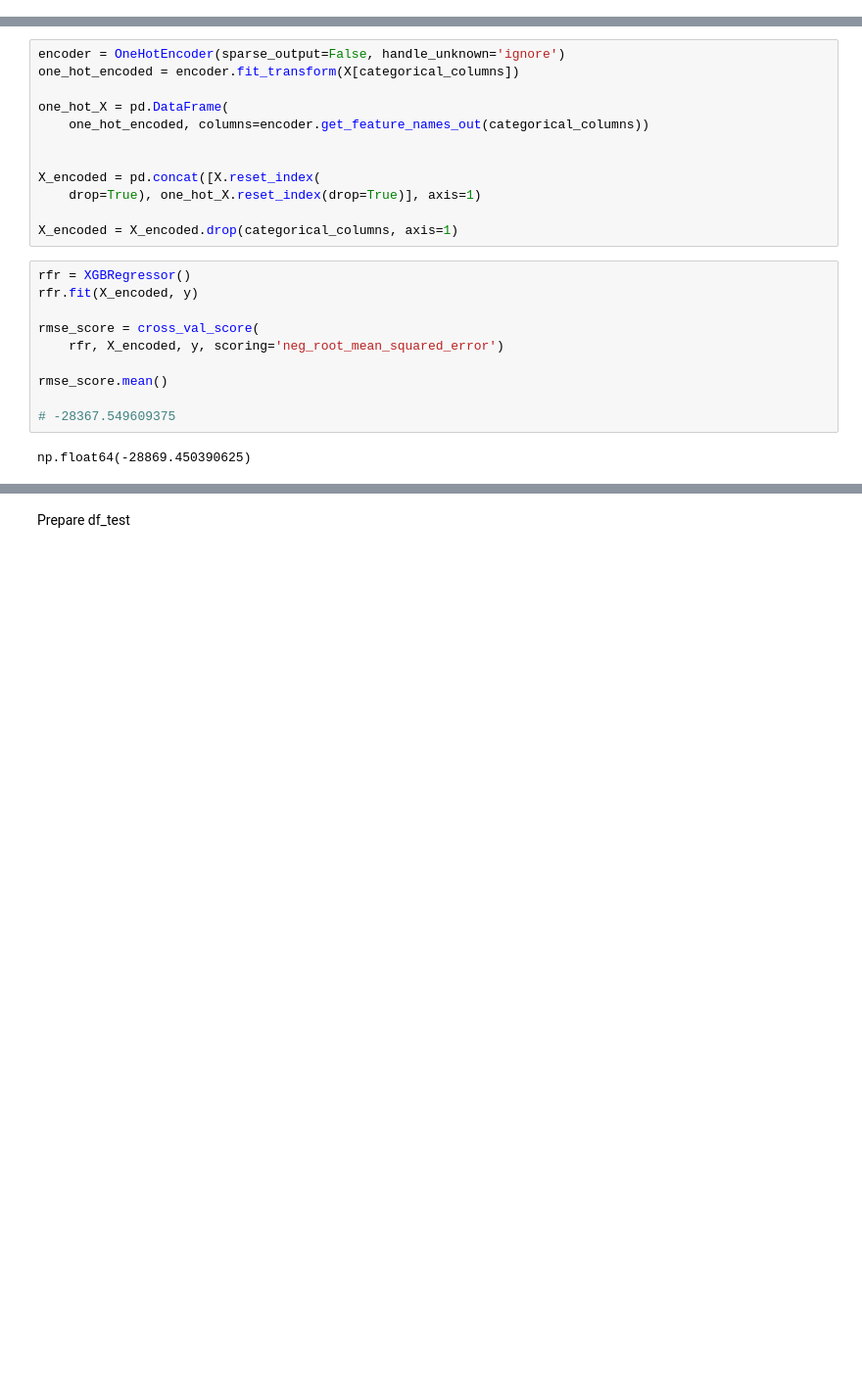
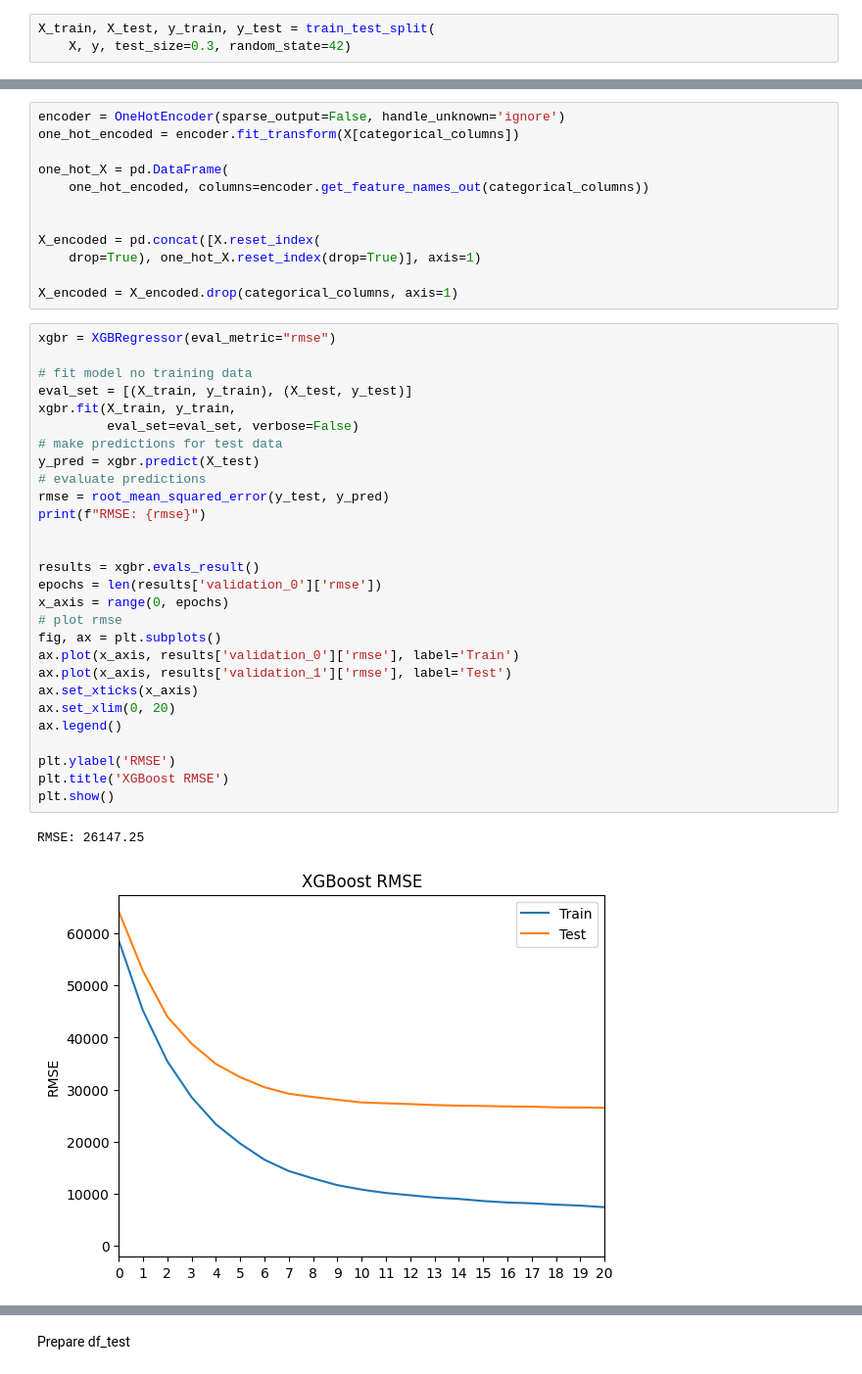
Before and after one commit to Ahmad-AbuGhazaleh/ai-ds-3projects, a Jupyter notebook: house-prices/experiments/learn_from_doing.ipynb, the cells around one changed output, grey strips where cells are left out. Shown at 98% size. Cells and saved outputs as stored; diff of their text form; blank space fills up the shorter version.

```diff
--- a/house-prices/experiments/learn_from_doing.ipynb
+++ b/house-prices/experiments/learn_from_doing.ipynb
@@ -35,6 +35,9 @@ Shape Test: (1459, 80)
 DROPPED_COL = ["Id", "Utilities"]
 X = df_train.drop(["SalePrice", *DROPPED_COL], axis=1)
 y = df_train["SalePrice"]
+# %%
+X_train, X_test, y_train, y_test = train_test_split(
+    X, y, test_size=0.3, random_state=42)
 # %%
 from sklearn.base import BaseEstimator, TransformerMixin
 
@@ -229,15 +265,34 @@ X_encoded = pd.concat([X.reset_index(
     drop=True), one_hot_X.reset_index(drop=True)], axis=1)
 
 X_encoded = X_encoded.drop(categorical_columns, axis=1)
-# %%
-rfr = XGBRegressor()
-rfr.fit(X_encoded, y)
-
-rmse_score = cross_val_score(
-    rfr, X_encoded, y, scoring='neg_root_mean_squared_error')
-
-rmse_score.mean()
-
-# -28367.549609375
-# %% [output]
-np.float64(-28869.450390625)
+# %%
+xgbr = XGBRegressor(eval_metric="rmse")
+
+# fit model no training data
+eval_set = [(X_train, y_train), (X_test, y_test)]
+xgbr.fit(X_train, y_train,
+         eval_set=eval_set, verbose=False)
+# make predictions for test data
+y_pred = xgbr.predict(X_test)
+# evaluate predictions
+rmse = root_mean_squared_error(y_test, y_pred)
+print(f"RMSE: {rmse}")
+
+
+results = xgbr.evals_result()
+epochs = len(results['validation_0']['rmse'])
+x_axis = range(0, epochs)
+# plot rmse
+fig, ax = plt.subplots()
+ax.plot(x_axis, results['validation_0']['rmse'], label='Train')
+ax.plot(x_axis, results['validation_1']['rmse'], label='Test')
+ax.set_xticks(x_axis)
+ax.set_xlim(0, 20)
+ax.legend()
+
+plt.ylabel('RMSE')
+plt.title('XGBoost RMSE')
+plt.show()
+# %% [output]
+RMSE: 26147.25
+[figure, added]
```
Also changed, not shown: parts of 5 cells of this notebook, 1 other file.
